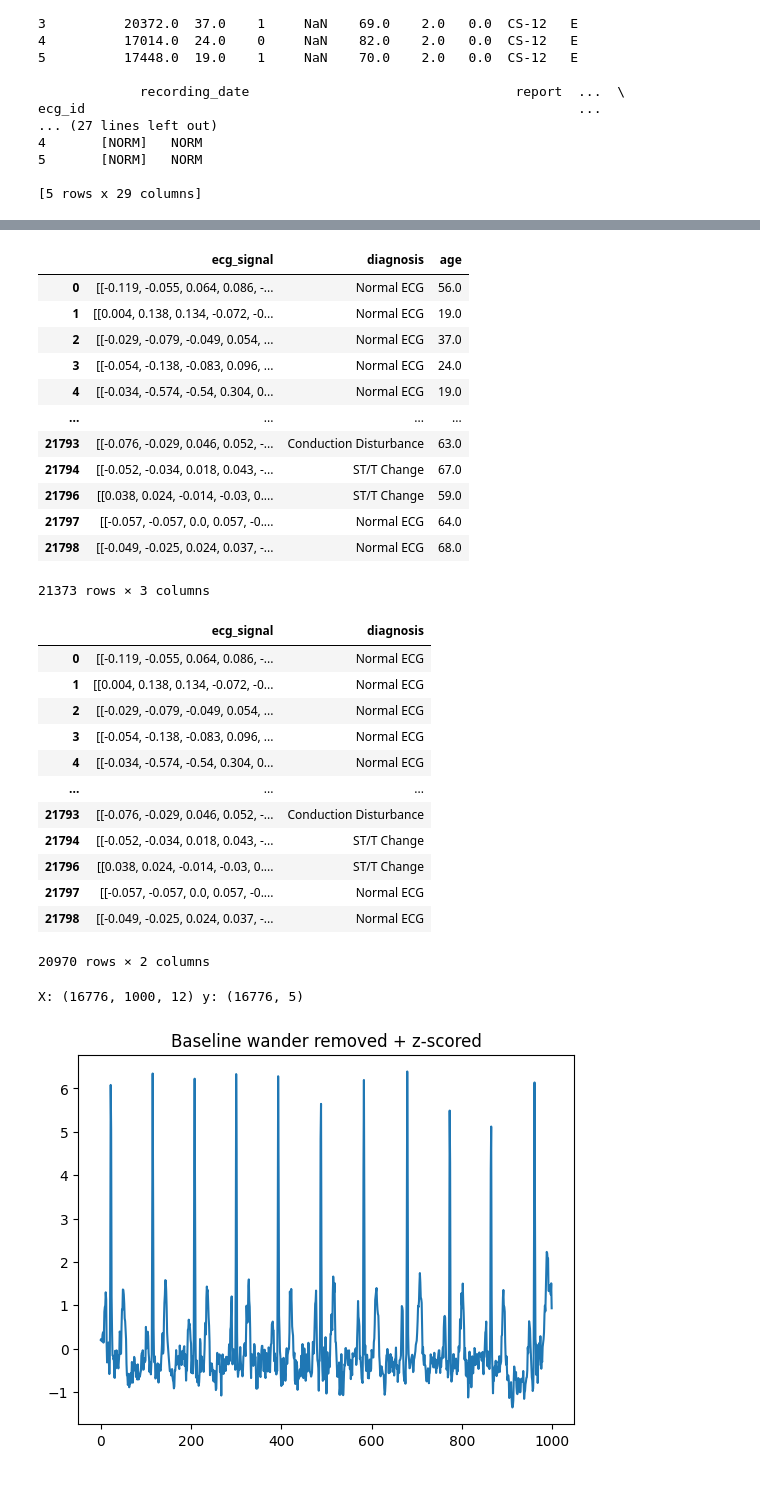
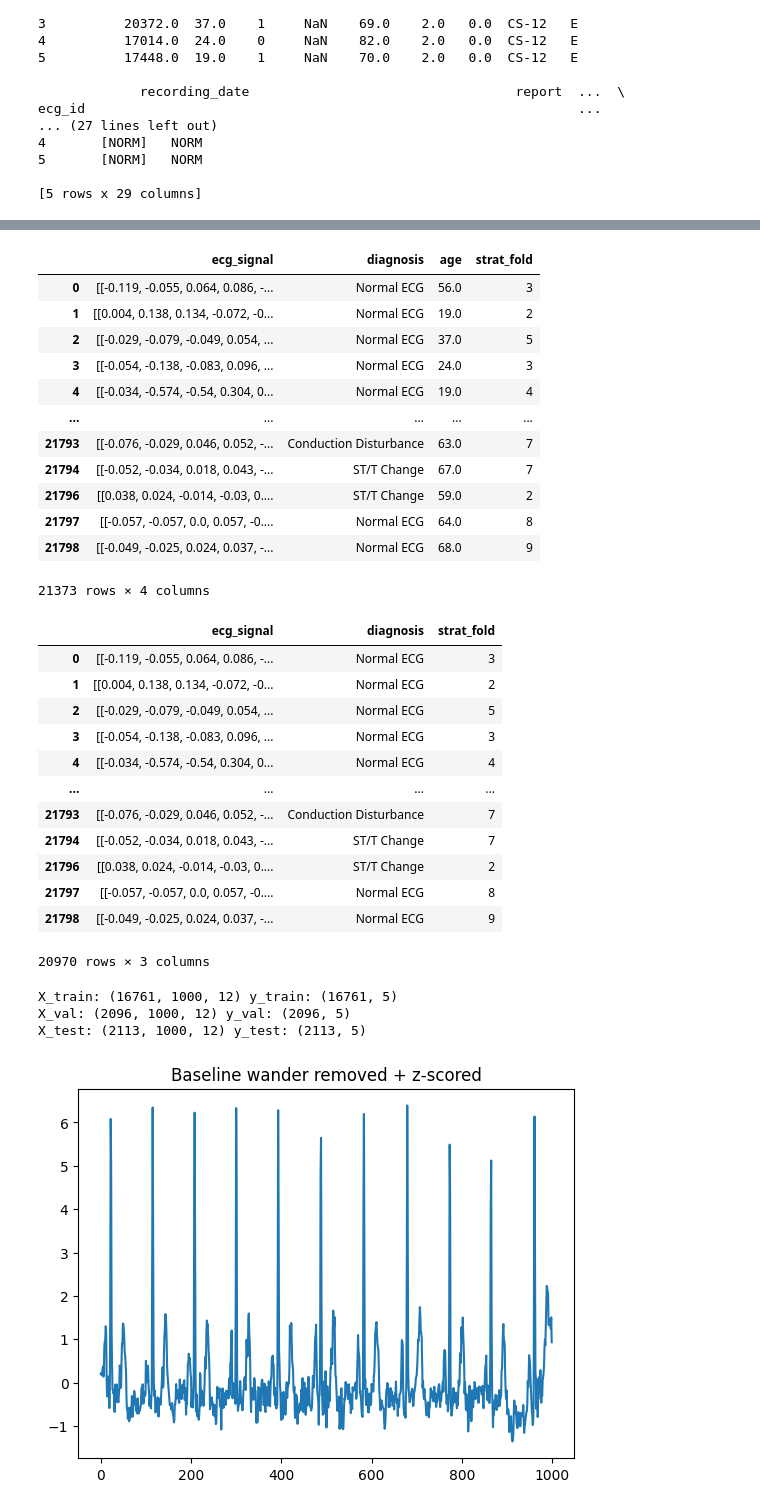
Before and after one commit to Willatron09/Dissertation, a Jupyter notebook: bwrFilterCNN.ipynb, the cells around one changed output, grey strips where cells are left out. Saved outputs shown, nothing was run; the diff lists cells and outputs as text; code cells hidden in the pictures.

```diff
--- a/bwrFilterCNN.ipynb
+++ b/bwrFilterCNN.ipynb
@@ -77,45 +77,46 @@ Name: count, dtype: int64
 # %%
 import pandas as pd
 df = pd.DataFrame()
 
 # Extract only the first lead from the ECG signal
 df['ecg_signal'] = list(ecg_data)
 df['diagnosis'] = patient_data['mapped_class'].values
 df['age'] = patient_data['age'].values
+df['strat_fold'] = patient_data['strat_fold'].values
 df = df[(df['age'] <= 100) & (df['age'] >= 18)]
 df
 # %% [output]
-|  | ecg_signal | diagnosis | age |
-| 0 | [[-0.119, -0.055, 0.064, 0.086, -... | Normal ECG | 56.0 |
-| 1 | [[0.004, 0.138, 0.134, -0.072, -0... | Normal ECG | 19.0 |
-| 2 | [[-0.029, -0.079, -0.049, 0.054, ... | Normal ECG | 37.0 |
-| 3 | [[-0.054, -0.138, -0.083, 0.096, ... | Normal ECG | 24.0 |
-| 4 | [[-0.034, -0.574, -0.54, 0.304, 0... | Normal ECG | 19.0 |
-| ... | ... | ... | ... |
-| 21793 | [[-0.076, -0.029, 0.046, 0.052, -... | Conduction Disturbance | 63.0 |
-| 21794 | [[-0.052, -0.034, 0.018, 0.043, -... | ST/T Change | 67.0 |
-| 21796 | [[0.038, 0.024, -0.014, -0.03, 0.... | ST/T Change | 59.0 |
-| 21797 | [[-0.057, -0.057, 0.0, 0.057, -0.... | Normal ECG | 64.0 |
-| 21798 | [[-0.049, -0.025, 0.024, 0.037, -... | Normal ECG | 68.0 |
+|  | ecg_signal | diagnosis | age | strat_fold |
+| 0 | [[-0.119, -0.055, 0.064, 0.086, -... | Normal ECG | 56.0 | 3 |
+| 1 | [[0.004, 0.138, 0.134, -0.072, -0... | Normal ECG | 19.0 | 2 |
+| 2 | [[-0.029, -0.079, -0.049, 0.054, ... | Normal ECG | 37.0 | 5 |
+| 3 | [[-0.054, -0.138, -0.083, 0.096, ... | Normal ECG | 24.0 | 3 |
+| 4 | [[-0.034, -0.574, -0.54, 0.304, 0... | Normal ECG | 19.0 | 4 |
+| ... | ... | ... | ... | ... |
+| 21793 | [[-0.076, -0.029, 0.046, 0.052, -... | Conduction Disturbance | 63.0 | 7 |
+| 21794 | [[-0.052, -0.034, 0.018, 0.043, -... | ST/T Change | 67.0 | 7 |
+| 21796 | [[0.038, 0.024, -0.014, -0.03, 0.... | ST/T Change | 59.0 | 2 |
+| 21797 | [[-0.057, -0.057, 0.0, 0.057, -0.... | Normal ECG | 64.0 | 8 |
+| 21798 | [[-0.049, -0.025, 0.024, 0.037, -... | Normal ECG | 68.0 | 9 |
-21373 rows × 3 columns
+21373 rows × 4 columns
 # %%
 df.drop(columns='age', inplace=True)
 df = df[df['diagnosis'] != 'Other']
 df
 # %% [output]
-|  | ecg_signal | diagnosis |
-| 0 | [[-0.119, -0.055, 0.064, 0.086, -... | Normal ECG |
-| 1 | [[0.004, 0.138, 0.134, -0.072, -0... | Normal ECG |
-| 2 | [[-0.029, -0.079, -0.049, 0.054, ... | Normal ECG |
-| 3 | [[-0.054, -0.138, -0.083, 0.096, ... | Normal ECG |
-| 4 | [[-0.034, -0.574, -0.54, 0.304, 0... | Normal ECG |
-| ... | ... | ... |
-| 21793 | [[-0.076, -0.029, 0.046, 0.052, -... | Conduction Disturbance |
-| 21794 | [[-0.052, -0.034, 0.018, 0.043, -... | ST/T Change |
-| 21796 | [[0.038, 0.024, -0.014, -0.03, 0.... | ST/T Change |
-| 21797 | [[-0.057, -0.057, 0.0, 0.057, -0.... | Normal ECG |
-| 21798 | [[-0.049, -0.025, 0.024, 0.037, -... | Normal ECG |
+|  | ecg_signal | diagnosis | strat_fold |
+| 0 | [[-0.119, -0.055, 0.064, 0.086, -... | Normal ECG | 3 |
+| 1 | [[0.004, 0.138, 0.134, -0.072, -0... | Normal ECG | 2 |
+| 2 | [[-0.029, -0.079, -0.049, 0.054, ... | Normal ECG | 5 |
+| 3 | [[-0.054, -0.138, -0.083, 0.096, ... | Normal ECG | 3 |
+| 4 | [[-0.034, -0.574, -0.54, 0.304, 0... | Normal ECG | 4 |
+| ... | ... | ... | ... |
+| 21793 | [[-0.076, -0.029, 0.046, 0.052, -... | Conduction Disturbance | 7 |
+| 21794 | [[-0.052, -0.034, 0.018, 0.043, -... | ST/T Change | 7 |
+| 21796 | [[0.038, 0.024, -0.014, -0.03, 0.... | ST/T Change | 2 |
+| 21797 | [[-0.057, -0.057, 0.0, 0.057, -0.... | Normal ECG | 8 |
+| 21798 | [[-0.049, -0.025, 0.024, 0.037, -... | Normal ECG | 9 |
-20970 rows × 2 columns
+20970 rows × 3 columns
 # %%
 import numpy as np
 from sklearn.model_selection import train_test_split
@@ -146,13 +147,29 @@ y_int = le.fit_transform(df["diagnosis"])
 y = to_categorical(y_int)
 
 
-X_train, X_val, y_train, y_val = train_test_split(
-    X, y, test_size=0.2, random_state=42, stratify=y_int
-)
+train_mask = df['strat_fold'].isin([1,2,3,4,5,6,7,8])
+val_mask = df['strat_fold'] == 9
+test_mask = df['strat_fold'] == 10
 
-print("X:", X_train.shape, "y:", y_train.shape)
+X_train = X[train_mask]
+X_val = X[val_mask]
+X_test = X[test_mask]
+
+y_train = y[train_mask]
+y_val = y[val_mask]
+y_test = y[test_mask]
+
+y_train_int = y_int[train_mask]
+y_val_int = y_int[val_mask]
+y_test_int = y_int[test_mask]
+
+print("X_train:", X_train.shape, "y_train:", y_train.shape)
+print("X_val:", X_val.shape, "y_val:", y_val.shape)
+print("X_test:", X_test.shape, "y_test:", y_test.shape)
 # %% [output]
-X: (16776, 1000, 12) y: (16776, 5)
+X_train: (16761, 1000, 12) y_train: (16761, 5)
+X_val: (2096, 1000, 12) y_val: (2096, 5)
+X_test: (2113, 1000, 12) y_test: (2113, 5)
 # %%
 import matplotlib.pyplot as plt
 i, lead = 0, 0
```
Also changed, not shown: parts of 5 cells of this notebook, 1 other file.
